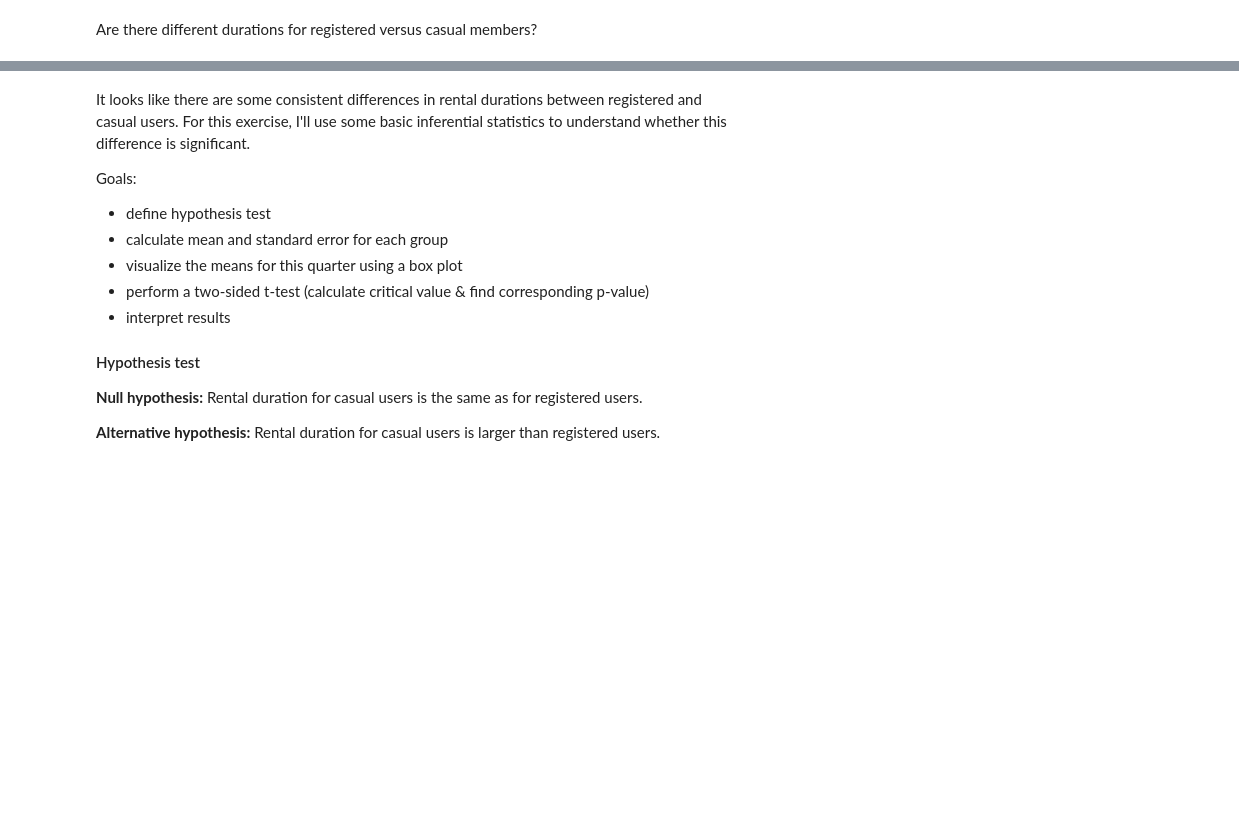
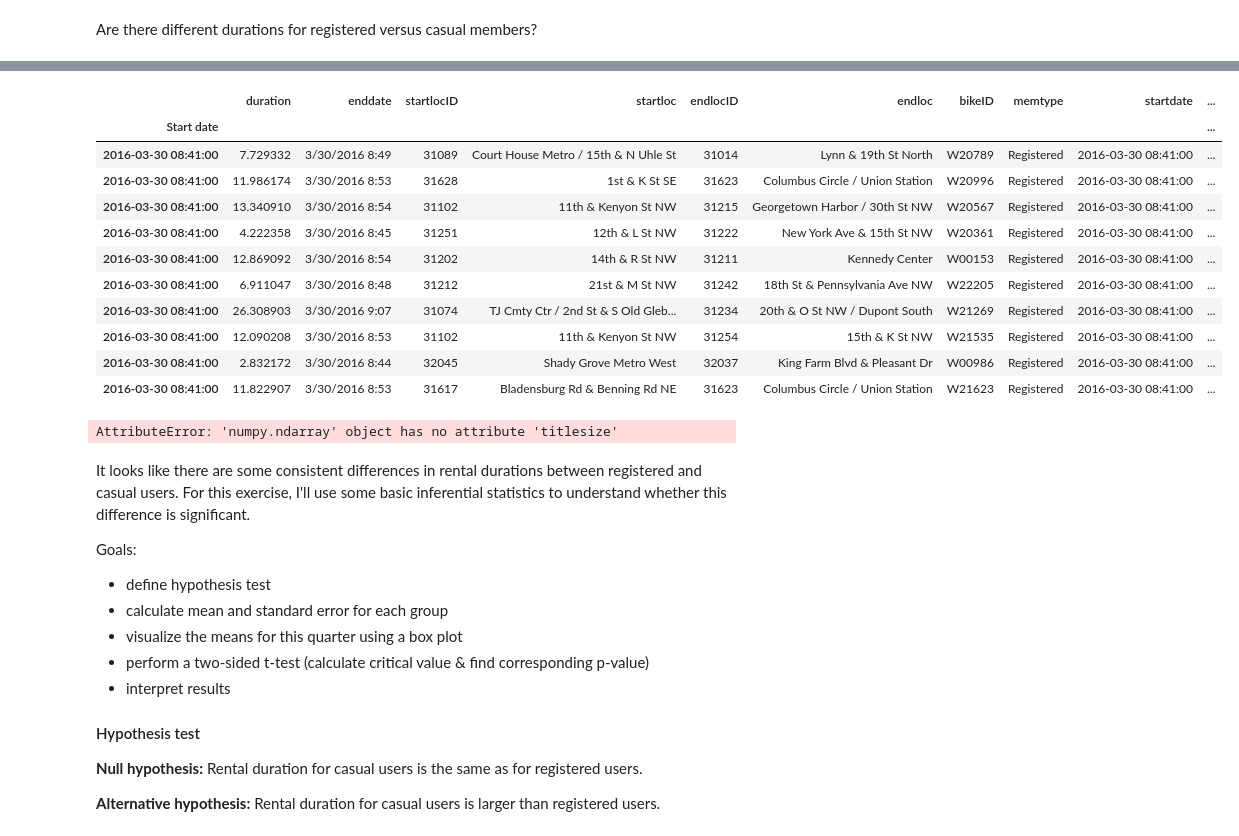
Before and after one commit to mskaerthomason/Springboard-Capstone-1, a Jupyter notebook: CapstoneDrafts/Bikeshare_EDA_InfStatistics- updates for report.ipynb, the cells around one changed output, grey strips where cells are left out. Saved outputs shown, nothing was run; the diff lists cells and outputs as text; code cells hidden in the pictures; blank space fills up the shorter version.

```diff
--- a/CapstoneDrafts/Bikeshare_EDA_InfStatistics- updates for report.ipynb
+++ b/CapstoneDrafts/Bikeshare_EDA_InfStatistics- updates for report.ipynb
@@ -88,3 +88,40 @@ ax.legend()
+# %%
+bikeshare['startdate'] = bikeshare.index
+bikeshare['startweekday'] = bikeshare['startdate'].apply(lambda d: d.weekday())
+
+bikeshare[20000:20010] # confirming weekday mapping
+# %% [output]
+|  | duration | enddate | startlocID | startloc | endlocID | endloc | bikeID | memtype | startdate | ... |
+| Start date |  |  |  |  |  |  |  |  |  | ... |
+| 2016-03-30 08:41:00 | 7.729332 | 3/30/2016 8:49 | 31089 | Court House Metro / 15th & N Uhle St | 31014 | Lynn & 19th St North | W20789 | Registered | 2016-03-30 08:41:00 | ... |
+| 2016-03-30 08:41:00 | 11.986174 | 3/30/2016 8:53 | 31628 | 1st & K St SE | 31623 | Columbus Circle / Union Station | W20996 | Registered | 2016-03-30 08:41:00 | ... |
+| 2016-03-30 08:41:00 | 13.340910 | 3/30/2016 8:54 | 31102 | 11th & Kenyon St NW | 31215 | Georgetown Harbor / 30th St NW | W20567 | Registered | 2016-03-30 08:41:00 | ... |
+| 2016-03-30 08:41:00 | 4.222358 | 3/30/2016 8:45 | 31251 | 12th & L St NW | 31222 | New York Ave & 15th St NW | W20361 | Registered | 2016-03-30 08:41:00 | ... |
+| 2016-03-30 08:41:00 | 12.869092 | 3/30/2016 8:54 | 31202 | 14th & R St NW | 31211 | Kennedy Center | W00153 | Registered | 2016-03-30 08:41:00 | ... |
+| 2016-03-30 08:41:00 | 6.911047 | 3/30/2016 8:48 | 31212 | 21st & M St NW | 31242 | 18th St & Pennsylvania Ave NW | W22205 | Registered | 2016-03-30 08:41:00 | ... |
+| 2016-03-30 08:41:00 | 26.308903 | 3/30/2016 9:07 | 31074 | TJ Cmty Ctr / 2nd St & S Old Gleb... | 31234 | 20th & O St NW / Dupont South | W21269 | Registered | 2016-03-30 08:41:00 | ... |
+| 2016-03-30 08:41:00 | 12.090208 | 3/30/2016 8:53 | 31102 | 11th & Kenyon St NW | 31254 | 15th & K St NW | W21535 | Registered | 2016-03-30 08:41:00 | ... |
+| 2016-03-30 08:41:00 | 2.832172 | 3/30/2016 8:44 | 32045 | Shady Grove Metro West | 32037 | King Farm Blvd & Pleasant Dr | W00986 | Registered | 2016-03-30 08:41:00 | ... |
+| 2016-03-30 08:41:00 | 11.822907 | 3/30/2016 8:53 | 31617 | Bladensburg Rd & Benning Rd NE | 31623 | Columbus Circle / Union Station | W21623 | Registered | 2016-03-30 08:41:00 | ... |
+# %%
+FreqReg=bikeshare['startweekday'][bikeshare['memtype']=='Registered'].value_counts().sort_index()
+FreqCas=bikeshare['startweekday'][bikeshare['memtype']=='Casual'].value_counts().sort_index()
+ticks=['Sun','Mon','Tue','Wed','Thu','Fri','Sat']
+axes.ttitlesize(15)
+axes.labelsize(15)
+fig, axes = plt.subplots(1, 2, sharey=True)
+fig.set_size_inches(12,8)
+FreqReg.plot(kind='bar', ax=axes[0],title='Registered')
+FreqCas.plot(kind='bar', ax=axes[1],title='Casual')
+axes[0].set_xticklabels(ticks)
+axes[1].set_xticklabels(ticks)
+fig.suptitle('Frequency of rentals by user type', fontsize=25)
+axes[0].set_xlabel('Day of the Week',fontsize=20)
+axes[0].set_ylabel('Rental Frequency',fontsize=20)
+axes[1].set_xlabel('Day of the Week',fontsize=20)
+plt.savefig('bike_histo_type',bbox='tight',dpi=300)
+# %% [output]
+AttributeError: 'numpy.ndarray' object has no attribute 'titlesize'
 # %% [markdown]
 It looks like there are some consistent differences in rental durations between registered and casual users.  For this exercise, I'll use some basic inferential statistics to understand whether this difference is significant.
 
```
Also changed, not shown: parts of 5 cells of this notebook, 5 other files.
